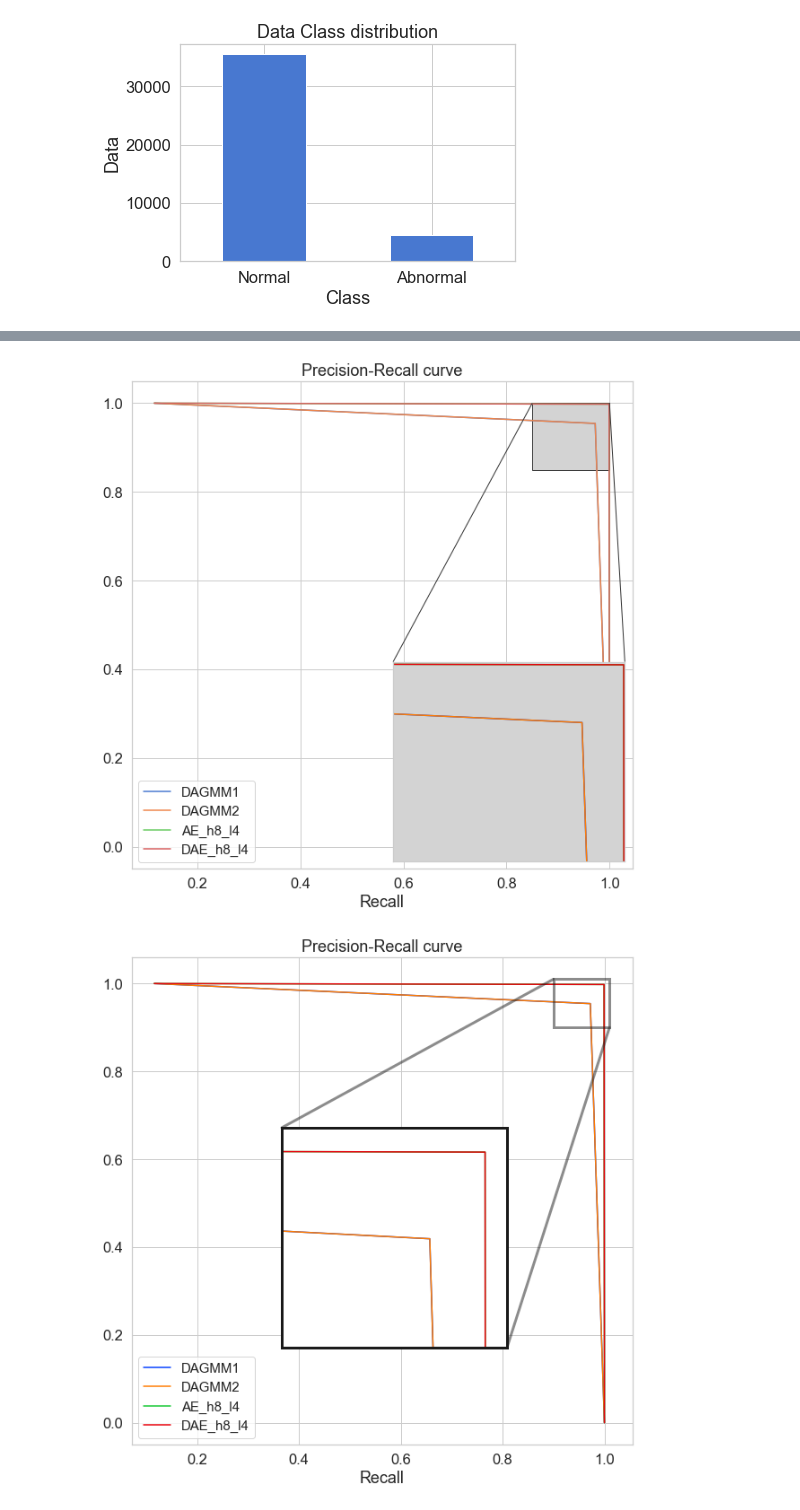
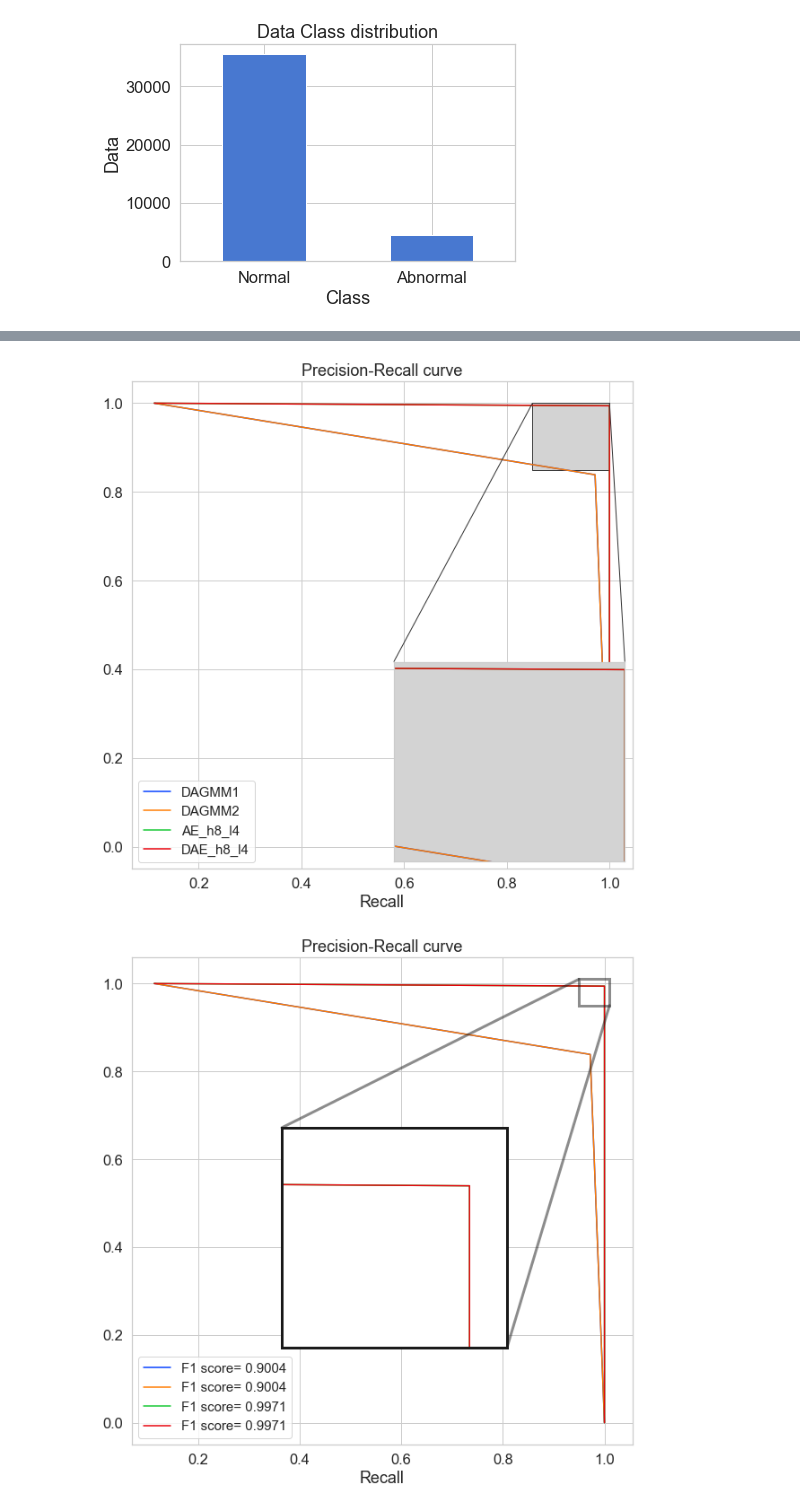
Before and after one commit to 98uranus/Autoencoder, a Jupyter notebook: Performance_graph.ipynb, the cells around one changed output, grey strips where cells are left out. Cells and saved outputs as stored; diff of their text form; code cells hidden in the pictures.

```diff
--- a/Performance_graph.ipynb
+++ b/Performance_graph.ipynb
@@ -80,7 +80,7 @@ data2['Psi'] = r2d * data2['Psi']
 [figure]
 [figure]
 # %%
-X_train, X_test = train_test_split(data, test_size=0.3, random_state=RANDOM_SEED)
+X_train, X_test = train_test_split(data2, test_size=0.3, random_state=RANDOM_SEED)
 X_train = X_train[X_train.Class == 0]
 y_train = X_train['Class']
 X_train = pd.DataFrame(X_train)
@@ -353,7 +407,7 @@ def Confusion_Matrix2(df, Model_Name):
         plt.ylabel('True class')
     plt.show();
 # %%
-rate = list(np.arange(10,13,0.2))
+rate = list(np.arange(8,11,0.2))
 
 Model_Name = ["DAGMM1","DAGMM2"]
 AE_models = ['DAGMM_AE_h8_l4','DAGMM_AE2_h8_l4']
@@ -361,6 +415,7 @@ AE_Name = ["DAGMM_AE_h8_l4_n1","DAGMM_AE2_h8_l4_n1"]
 GMM_models = ['DAGMM_GMM_h8_l4_n1.pkl','DAGMM_GMM2_h8_l4_n1.pkl']
 GMM_Name = ['DAGMM_GMM_h8_l4_n1','DAGMM_GMM2_h8_l4_n1']
 df1 = load_models1(Model_Name, AE_models, AE_Name, GMM_models, GMM_Name, rate)
+df0 = GMM_models1(Model_Name, AE_models, AE_Name, GMM_models, GMM_Name, rate)
 Precision_Recall_Curve1(df1, Model_Name, rate)
 Confusion_Matrix1(df1, Model_Name, rate)
 
@@ -368,5 +423,5 @@ Model_Name = ["AE_h8_l4","DAE_h8_l4"]
 AE_models = ["AE_h8_l4","DAE_h8_l4"]
 AE_Name = ["AE_h8_l4","DAE_h8_l4"]
 df2 = load_models2(Model_Name, AE_models, AE_Name)
-# Precision_Recall_Curve2(df2, Model_Name)
-# Confusion_Matrix2(df2, Model_Name)
+Precision_Recall_Curve2(df2, Model_Name)
+Confusion_Matrix2(df2, Model_Name)
@@ -392,7 +433,7 @@ fig, ax = plt.subplots(figsize=[10, 10])
 sns.set_palette("bright")
 
 for i in Model_Name1:
-    ax.plot(df1[i][0][rate[7]][1]['precision'], df1[i][0][rate[7]][1]['recall'], label=i)
+    ax.plot(df1[i][0][rate[9]][1]['precision'], df1[i][0][rate[9]][1]['recall'], label=i)
 for i in Model_Name2:
     ax.plot(df2[i][1]['precision'], df2[i][1]['recall'], label=i)
 ax.set_xlabel("Precision")
@@ -405,7 +446,7 @@ axins = zoomed_inset_axes(ax, 3, loc='lower right', axes_kwargs={"facecolor" : "
 
 # plot
 for i in Model_Name1:
-    axins.plot(df1[i][0][rate[7]][1]['precision'], df1[i][0][rate[7]][1]['recall'], label=i)
+    axins.plot(df1[i][0][rate[9]][1]['precision'], df1[i][0][rate[9]][1]['recall'], label=i)
 for i in Model_Name2:
     axins.plot(df2[i][1]['precision'], df2[i][1]['recall'], label=i)
 
@@ -422,7 +463,7 @@ mark_inset(ax, axins, loc1=2, loc2=1, fc="lightgray", ec="0.2")
 
 plt.show()
 # %% [output]
-[figure, old version]
+[figure, new version]
 # %%
 Model_Name1 = ["DAGMM1","DAGMM2"]
 Model_Name2 = ["AE_h8_l4","DAE_h8_l4"]
@@ -431,9 +472,9 @@ fig, ax = plt.subplots(figsize=[10, 10])
 sns.set_palette("bright")
 
 for i in Model_Name1:
-    ax.plot(df1[i][0][rate[7]][1]['precision'], df1[i][0][rate[7]][1]['recall'], label='F1 score= %0.4f'% df1[i][0][rate[7]][1]['f1'])
+    ax.plot(df1[i][0][rate[9]][1]['precision'], df1[i][0][rate[9]][1]['recall'], label='F1 score= %0.4f'% df1[i][0][rate[9]][1]['f1'])
 for j in Model_Name2:
-    ax.plot(df2[j][1]['precision'], df2[j][1]['recall'], label=df2[j][1]['f1'])
+    ax.plot(df2[j][1]['precision'], df2[j][1]['recall'], label='F1 score= %0.4f'% df2[j][1]['f1'])
 ax.set_xlabel("Precision")
 ax.set_xlabel("Recall")
 ax.set_title("Precision-Recall curve")
@@ -443,34 +484,34 @@ axins = ax.inset_axes([0.3, 0.2, 0.45, 0.45])
 
 # plot
 for i in Model_Name1:
-    axins.plot(df1[i][0][rate[7]][1]['precision'], df1[i][0][rate[7]][1]['recall'], label='F1 score= %0.4f'% df1[i][0][rate[7]][1]['f1'])
+    axins.plot(df1[i][0][rate[9]][1]['precision'], df1[i][0][rate[9]][1]['recall'], label='F1 score= %0.4f'% df1[i][0][rate[9]][1]['f1'])
 for j in Model_Name2:
-    axins.plot(df2[j][1]['precision'], df2[j][1]['recall'], label=df2[j][1]['f1'])
+    axins.plot(df2[j][1]['precision'], df2[j][1]['recall'], label='F1 score= %0.4f'% df2[j][1]['f1'])
 
 x1, x2, y1, y2 = 0.95, 1.01, 0.95, 1.01
 axins.set_xlim(x1, x2)
 axins.set_ylim(y1, y2)
 
 for axis in ['top', 'bottom', 'left', 'right']:
     axins.spines[axis].set_linewidth(3)
     axins.spines[axis].set_color('k')
 
 axins.set_xticks([])
 axins.set_yticks([])
 axins.grid()
 
 # indicator = ax.indicate_inset_zoom(axins, edgecolor="black", linewidth = 3)
 indicator = ax.indicate_inset_zoom(axins)
 indicator[0].set_linewidth(3)
 indicator[0].set_edgecolor('k')
 # indicator[0].set_color('k')
 
 indicator[1][0].set_linewidth(3)
 indicator[1][1].set_linewidth(3)
 indicator[1][2].set_linewidth(3)
 indicator[1][3].set_linewidth(3)
 
 indicator[1][1].set_color('k')
 indicator[1][2].set_color('k')
 # %% [output]
-[figure, old version]
+[figure, new version]
```
Also changed, not shown: parts of 4 cells of this notebook.
